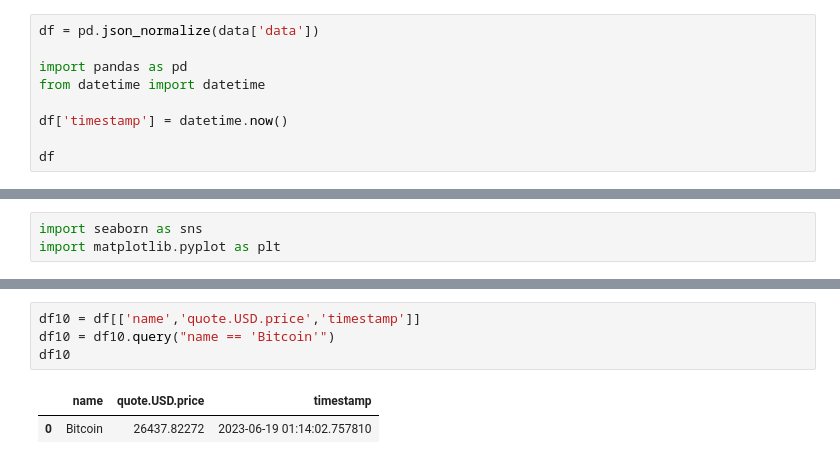
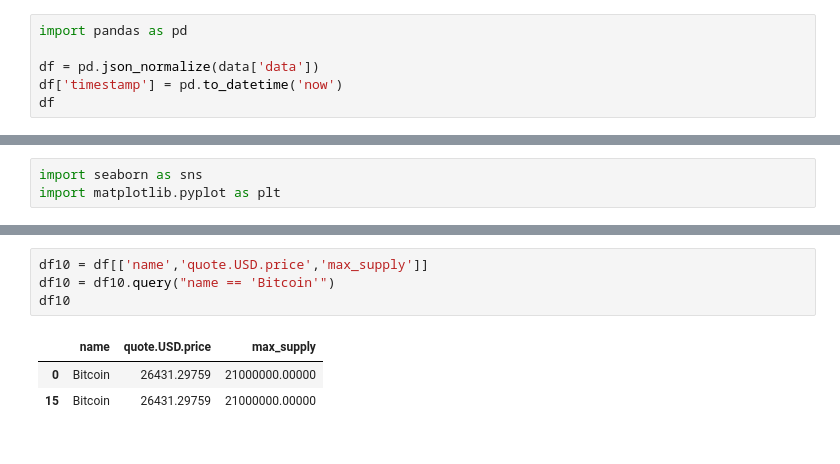
Before and after one commit to YanLonggg/PythonPortfolioProjects, a Jupyter notebook: Automating Crypto Website API .ipynb, the cells around one changed output, grey strips where cells are left out. Saved outputs shown, nothing was run; the diff lists cells and outputs as text.

```diff
--- a/Automating Crypto Website API .ipynb
+++ b/Automating Crypto Website API .ipynb
@@ -35,12 +35,9 @@ import pandas as pd
 pd.set_option('display.max_columns', None)
 pd.set_option('display.max_rows', None)
 # %%
+import pandas as pd
+
 df = pd.json_normalize(data['data'])
-
-import pandas as pd
-from datetime import datetime
-
-df['timestamp'] = datetime.now()
-
+df['timestamp'] = pd.to_datetime('now')
 df
 # %% [output]
@@ -296,10 +316,11 @@ sns.catplot(x='percent_change', y='values', hue='name', data=df7, kind='point')
 # %%
-df10 = df[['name','quote.USD.price','timestamp']]
+df10 = df[['name','quote.USD.price','max_supply']]
 df10 = df10.query("name == 'Bitcoin'")
 df10
 # %% [output]
-|  | name | quote.USD.price | timestamp |
-| 0 | Bitcoin | 26437.82272 | 2023-06-19 01:14:02.757810 |
+|  | name | quote.USD.price | max_supply |
+| 0 | Bitcoin | 26431.29759 | 21000000.00000 |
+| 15 | Bitcoin | 26431.29759 | 21000000.00000 |
 # %%
 sns.set_theme(style="darkgrid")
 
```
Also changed, not shown: parts of 13 cells of this notebook.
